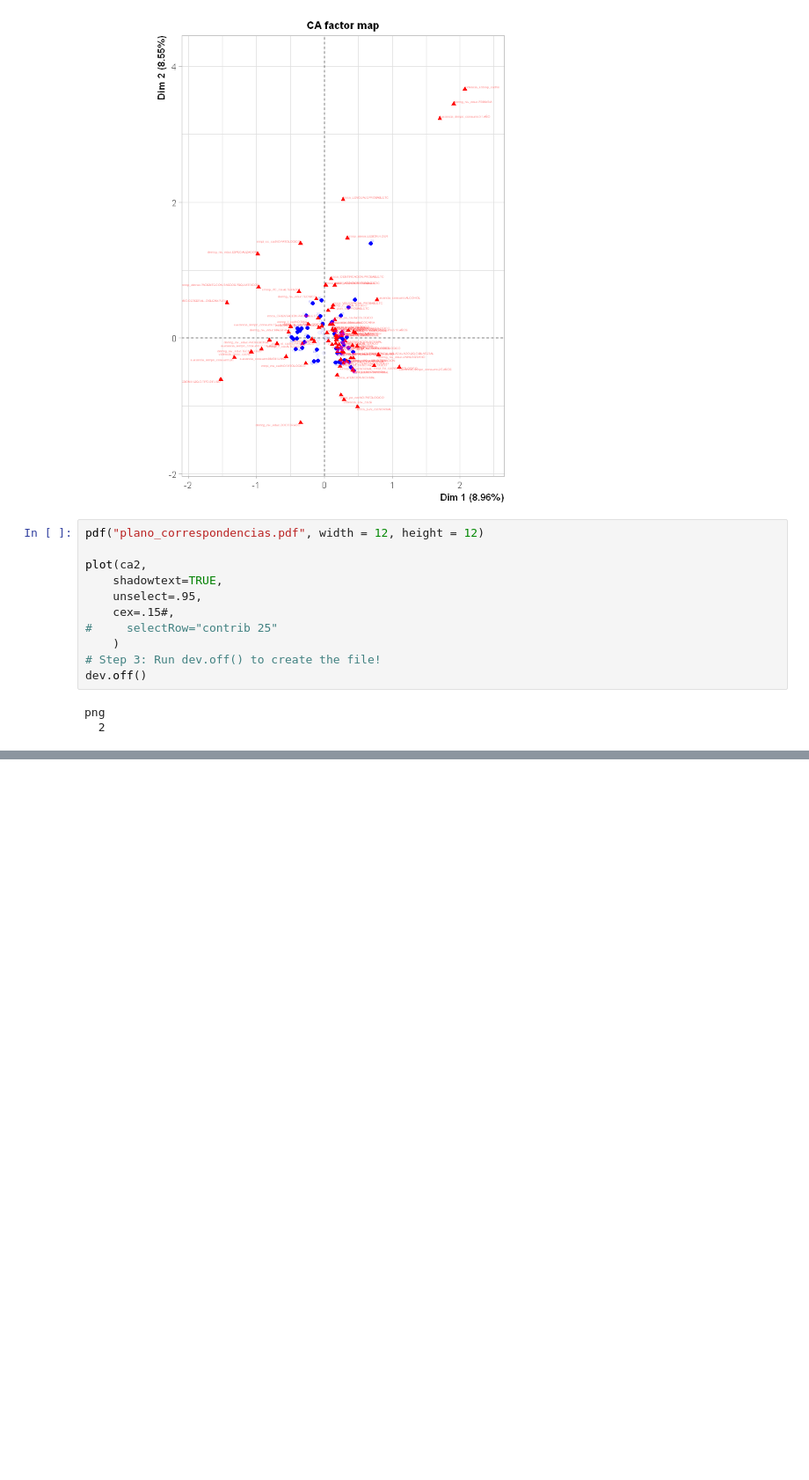
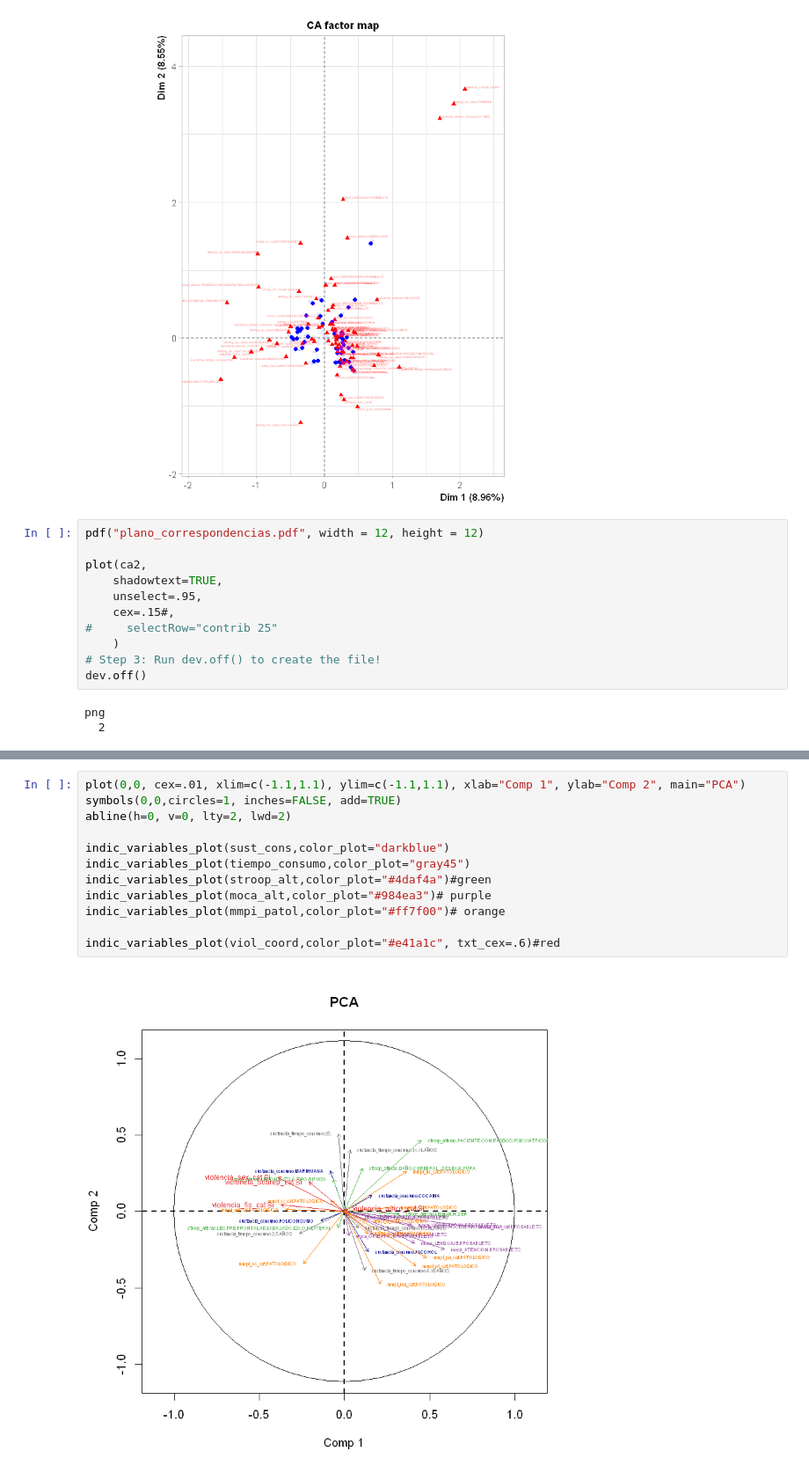
Before and after one commit to Yagwar/Proyectos, a Jupyter notebook: correlaciones_fundac.ipynb, the cells around one changed output, grey strips where cells are left out. Shown at 88% size. Saved outputs shown, nothing was run; the diff lists cells and outputs as text; blank space fills up the shorter version.

Commit message:
MCA-PCA variables plot

```diff
--- a/correlaciones_fundac.ipynb
+++ b/correlaciones_fundac.ipynb
@@ -316,0 +451,14 @@ The analysis was performed on 66 individuals, described by 80 variables
+# %%
+plot(0,0, cex=.01, xlim=c(-1.1,1.1), ylim=c(-1.1,1.1), xlab="Comp 1", ylab="Comp 2", main="PCA")
+symbols(0,0,circles=1, inches=FALSE, add=TRUE)
+abline(h=0, v=0, lty=2, lwd=2)
+
+indic_variables_plot(sust_cons,color_plot="darkblue")
+indic_variables_plot(tiempo_consumo,color_plot="gray45")
+indic_variables_plot(stroop_alt,color_plot="#4daf4a")#green
+indic_variables_plot(moca_alt,color_plot="#984ea3")# purple
+indic_variables_plot(mmpi_patol,color_plot="#ff7f00")# orange
+
+indic_variables_plot(viol_coord,color_plot="#e41a1c", txt_cex=.6)#red
+# %% [output]
+[figure, added]
```
Also changed, not shown: parts of 13 cells of this notebook.
